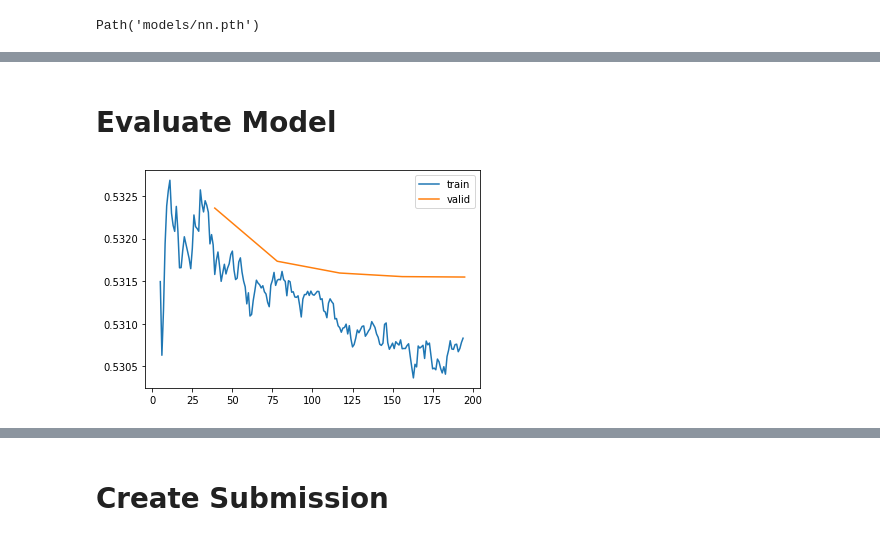
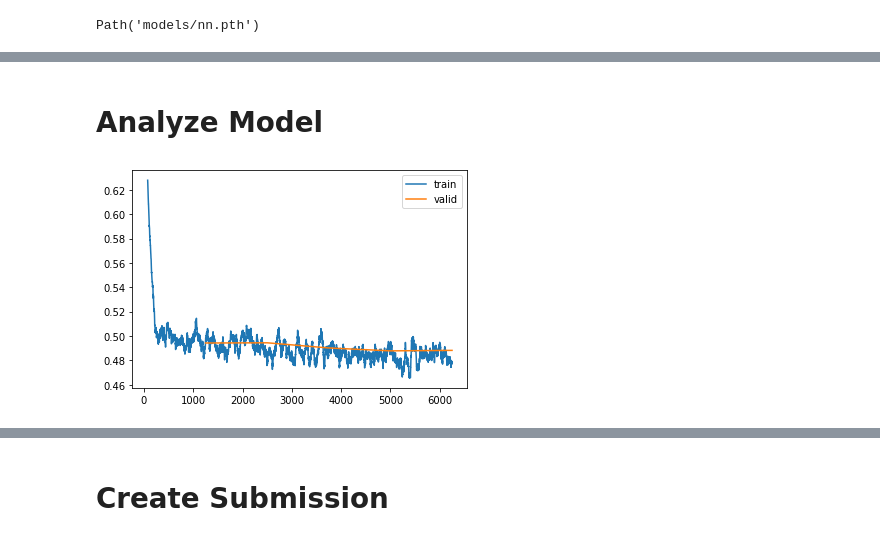
Before and after one commit to aarontrefler/kaggle-projects, a Jupyter notebook: tabular-playground-april-21/working/2.1-modelling-fastai.ipynb, the cells around one changed output, grey strips where cells are left out. Saved outputs shown, nothing was run; the diff lists cells and outputs as text; code cells hidden in the pictures.

```diff
--- a/tabular-playground-april-21/working/2.1-modelling-fastai.ipynb
+++ b/tabular-playground-april-21/working/2.1-modelling-fastai.ipynb
@@ -132,6 +97,12 @@ SuggestedLRs(lr_min=0.33113112449646, lr_steep=0.001737800776027143)
+# %%
+# Create dataloader object
+dls = tp_train.dataloaders(bs=64)
+# %%
+# Create model
+learner = tabular_learner(dls, metrics=accuracy)
 # %%
 %%time
 # Fit model
-learner.fit_one_cycle(5, lr_max=10e-1)
+learner.fit_one_cycle(5)
 # %% [output]
 | epoch | train_loss | valid_loss | accuracy | time |
@@ -174,6 +127,6 @@ TabularModel(
 # %% [markdown]
-# Evaluate Model
+# Analyze Model
 # %%
-learner.recorder.plot_loss()
+learner.recorder.plot_loss(skip_start=75)
 # %% [output]
-[figure, old version]
+[figure, new version]
```
Also changed, not shown: parts of 18 cells of this notebook, 3 other files.
